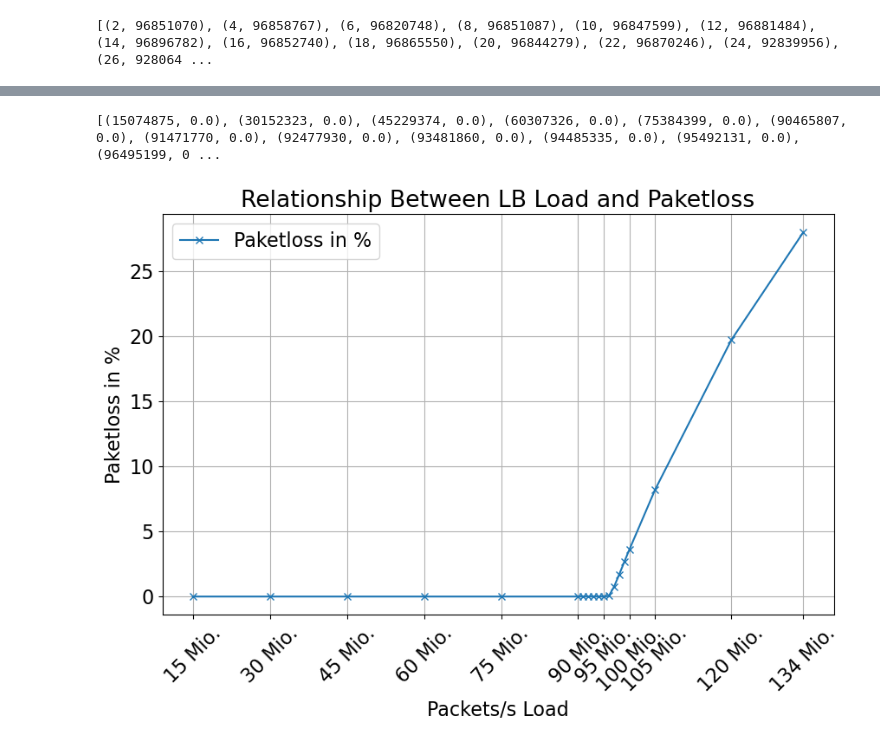
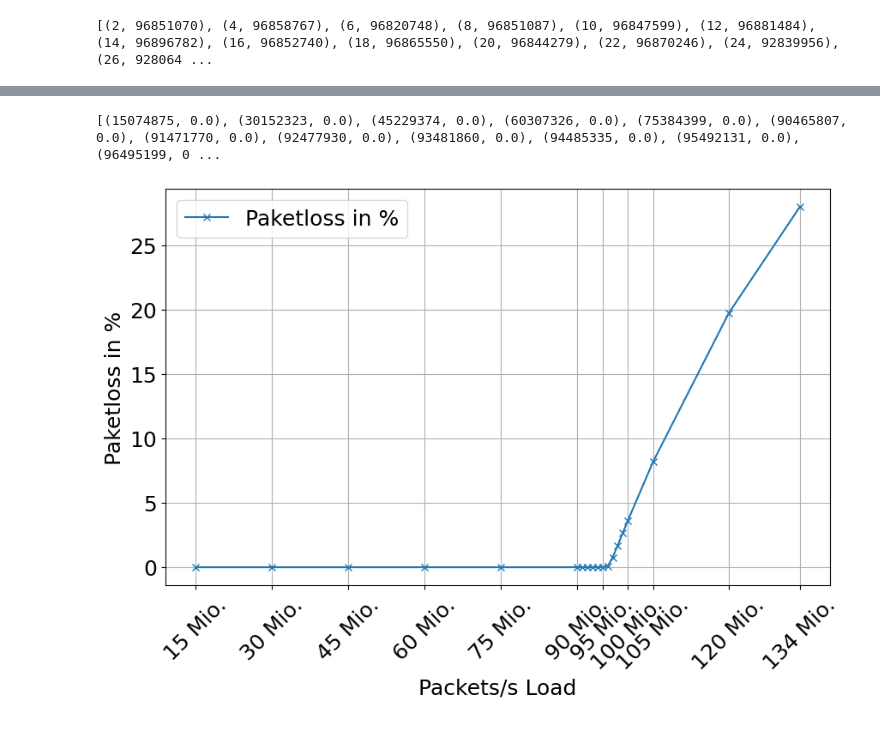
Before and after one commit to gespel/Bachelorarbeit, a Jupyter notebook: notebooks/paper.ipynb, the cells around one changed output, grey strips where cells are left out. Saved outputs shown, nothing was run; the diff lists cells and outputs as text; code cells hidden in the pictures.

```diff
--- a/notebooks/paper.ipynb
+++ b/notebooks/paper.ipynb
@@ -40,10 +40,10 @@ print(theoretical)
 
 plt.figure(figsize=(12, 8))
 plt.tight_layout()
-plt.rcParams.update({'font.size': 16})
+plt.rcParams.update({'font.size': 18})
 
 plt.plot(p_size, pps, "-s", label="Packetrate")
-plt.title("Relationship Between Packet Size and Packet Rate")
+#plt.title("Relationship Between Packet Size and Packet Rate")
 plt.xlabel("UDP Payload in Bytes")
 plt.ylabel("Packets/s")
 plt.xscale('log', base=2)
@@ -65,6 +65,7 @@ plt.plot(p_size[0:], theoretical, "--", label="Theoretical Maximum")
 
 plt.legend(loc="upper right")
 plt.grid(True)
+plt.tight_layout()
 plt.savefig("pps_pps.pdf")
 plt.show()
 # %% [output]
@@ -90,10 +91,10 @@ for m in data:
 
 theoretical = [(100*1000**3/8) for ps in p_size[0:]]
 print(theoretical)
-plt.rcParams.update({'font.size': 16})
+plt.rcParams.update({'font.size': 18})
 plt.figure(figsize=(12, 8))
 plt.plot(p_size, pps, "-s", label="Maximum Bandwidth")
-plt.title("Relationship Between Packet Size and Bandwidth")
+#plt.title("Relationship Between Packet Size and Bandwidth")
 plt.xlabel("UDP Payload in Bytes")
 plt.ylabel("Maximum Bandwith in Gbit/s")
 plt.xscale('log', base=2)
@@ -118,6 +119,7 @@ plt.plot(p_size[0:], theoretical, "--", label="Theoretical Maximum")
 
 plt.legend(loc="lower right")
 plt.grid(True)
+plt.tight_layout()
 plt.savefig("pps_bandwidth.pdf")
 plt.show()
 # %% [output]
@@ -213,36 +215,38 @@ paketloss = []
 for d in range(0, len(paketloss1)):
     paketloss.append(
         (
             int((paketloss1[d][0] + paketloss2[d][0] + paketloss3[d][0])/3),
             (paketloss1[d][1] + paketloss2[d][1] + paketloss3[d][1])/3,
             )
         )
 print(paketloss)
 
 import matplotlib.pyplot as plt
 
 x = []
 y = []
 
 for p in paketloss:
     x.append(p[0])
     y.append(p[1]*100)
 
+plt.rcParams.update({'font.size': 18})
 plt.figure(figsize=(10, 6))
 plt.grid(True)
 plt.plot(x, y, "-x", label="Paketloss in %")
-plt.title("Relationship Between LB Load and Paketloss")
+#plt.title("Relationship Between LB Load and Paketloss")
 plt.xlabel("Packets/s Load")
 tick_indecies = [0, 1, 2, 3, 4, 5, 10, 15, 16, 17, 18]
 plt.xticks([x[i] for i in tick_indecies], [f"{str(int(x[i]/1_000_000)) + " Mio."}" for i in tick_indecies], rotation=45)
 #plt.xticks(x, [str(int(val/1_000_000)) + " Mio." for val in x], rotation=45)
 plt.ylabel("Paketloss in %")
 plt.legend()
-plt.savefig("pps_paketloss.pdf", bbox_inches="tight")
+plt.tight_layout()
+plt.savefig("pps_paketloss.pdf")
 plt.show()
 # %% [output]
 [(15074875, 0.0), (30152323, 0.0), (45229374, 0.0), (60307326, 0.0), (75384399, 0.0), (90465807, 0.0), (91471770, 0.0), (92477930, 0.0), (93481860, 0.0), (94485335, 0.0), (95492131, 0.0), (96495199, 0 ...
-[figure, old version]
+[figure, new version]
 # %%
 data = [("xenoflow_lb", 29.136870), ("ebpf_lb", 34.698115), ("bind", 111.172597), ("nginx_dns", 211.496353)]
 
```
Also changed, not shown: parts of 5 cells of this notebook, 5 other files.
